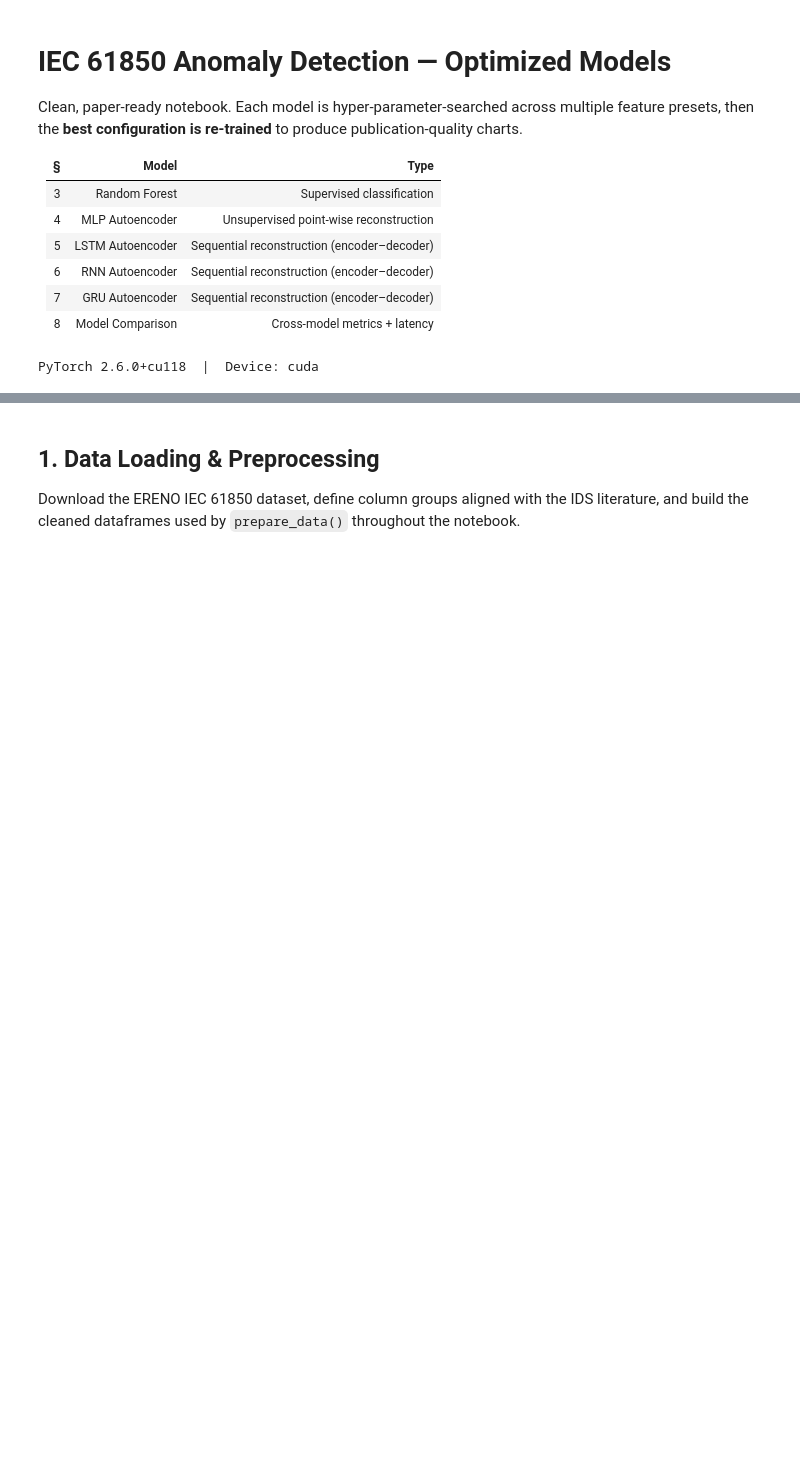
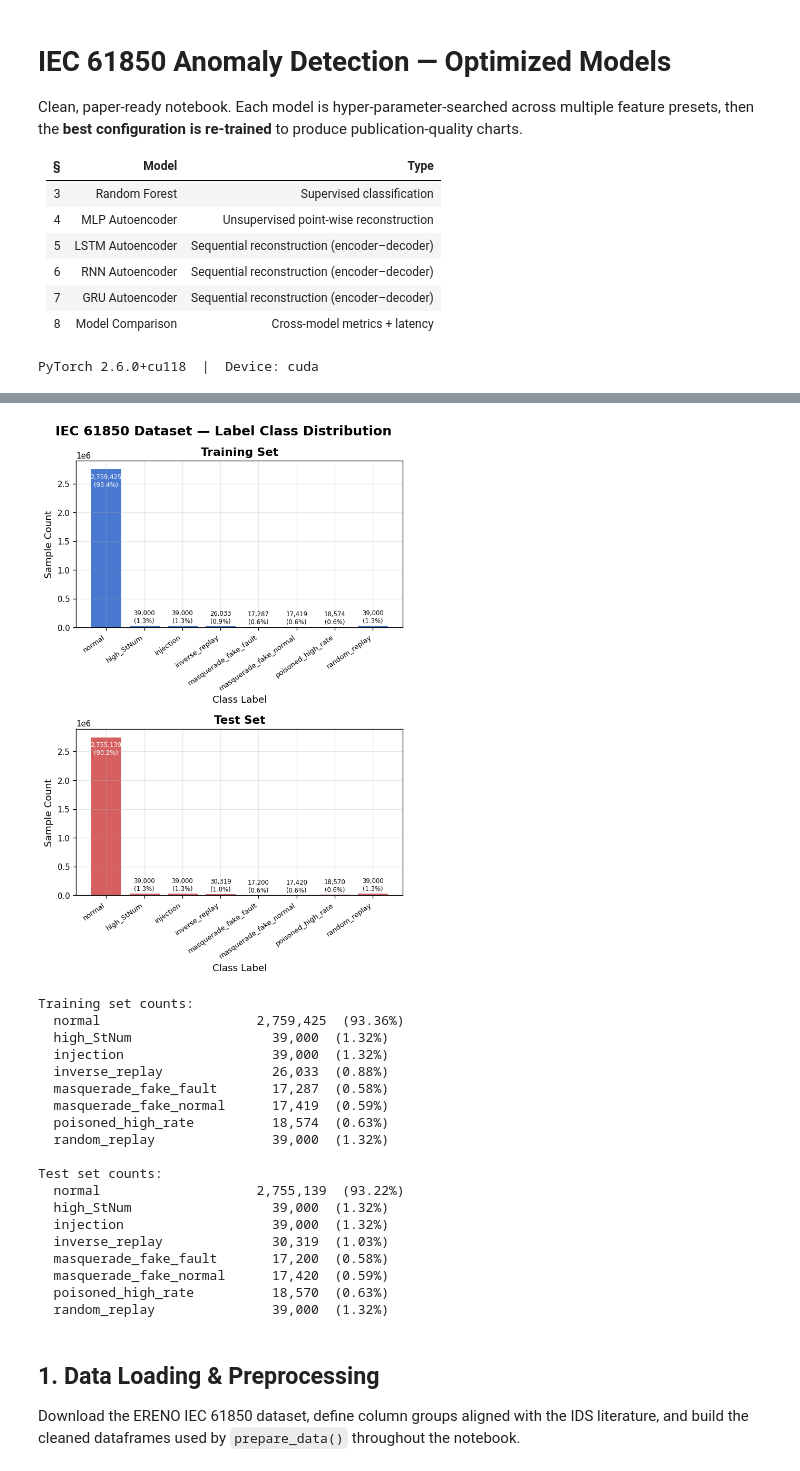
Before and after one commit to josephmoore99/Capstone-Project-IEC-61850-Anomaly-Detection, a Jupyter notebook: optimized_models.ipynb, the cells around one changed output, grey strips where cells are left out. Cells and saved outputs as stored; diff of their text form; code cells hidden in the pictures; blank space fills up the shorter version.

```diff
--- a/optimized_models.ipynb
+++ b/optimized_models.ipynb
@@ -65,3 +67,82 @@ PyTorch 2.6.0+cu118  |  Device: cuda
+# %%
+
+# ── Label class distribution ───────────────────────────────────────────────────
+train_counts  = train_df[LABEL_COL].value_counts().sort_index()
+test_counts   = test_df[LABEL_COL].value_counts().sort_index()
+other_classes = sorted(c for c in set(train_counts.index) | set(test_counts.index) if c != 'normal')
+all_classes   = ['normal'] + other_classes
+train_vals    = [train_counts.get(c, 0) for c in all_classes]
+test_vals     = [test_counts.get(c, 0)  for c in all_classes]
+
+x      = np.arange(len(all_classes))
+width  = 0.35
+colors = ['#4878CF', '#D65F5F']
+
+fig, axes = plt.subplots(2, 1, figsize=(6, 9))
+fig.suptitle('IEC 61850 Dataset — Label Class Distribution', fontweight='bold')
+
+for ax, vals, title, color in zip(
+    axes,
+    [train_vals, test_vals],
+    ['Training Set', 'Test Set'],
+    colors,
+):
+    bars = ax.bar(x, vals, color=color, edgecolor='white', linewidth=0.6)
+    ax.set_xticks(x)
+    ax.set_xticklabels(all_classes, rotation=35, ha='right', fontsize=8)
+    ax.set_title(title)
+    ax.set_xlabel('Class Label')
+    ax.set_ylabel('Sample Count')
+    total = sum(vals)
+    max_v = max(vals)
+    for bar, v in zip(bars, vals):
+        # Place label inside the bar if it's very tall (normal class),
+        # otherwise place it above
+        if v > max_v * 0.5:
+            ax.text(
+                bar.get_x() + bar.get_width() / 2,
+                v * 0.97,
+                f'{v:,}\n({v/total*100:.1f}%)',
+                ha='center', va='top', fontsize=7, color='white',
+            )
+        else:
+            ax.text(
+                bar.get_x() + bar.get_width() / 2,
+                bar.get_height() + total * 0.005,
+                f'{v:,}\n({v/total*100:.1f}%)',
+                ha='center', va='bottom', fontsize=7, color='black',
+            )
+
+plt.tight_layout()
+plt.show()
+
+print("\nTraining set counts:")
+for cls, cnt in zip(all_classes, train_vals):
+    print(f"  {cls:<25} {cnt:>8,}  ({cnt/sum(train_vals)*100:.2f}%)")
+print(f"\nTest set counts:")
+for cls, cnt in zip(all_classes, test_vals):
+    print(f"  {cls:<25} {cnt:>8,}  ({cnt/sum(test_vals)*100:.2f}%)")
+# %% [output]
+[figure, added]
+Training set counts:
+  normal                    2,759,425  (93.36%)
+  high_StNum                  39,000  (1.32%)
+  injection                   39,000  (1.32%)
+  inverse_replay              26,033  (0.88%)
+  masquerade_fake_fault       17,287  (0.58%)
+  masquerade_fake_normal      17,419  (0.59%)
+  poisoned_high_rate          18,574  (0.63%)
+  random_replay               39,000  (1.32%)
+
+Test set counts:
+  normal                    2,755,139  (93.22%)
+  high_StNum                  39,000  (1.32%)
+  injection                   39,000  (1.32%)
+  inverse_replay              30,319  (1.03%)
+  masquerade_fake_fault       17,200  (0.58%)
+  masquerade_fake_normal      17,420  (0.59%)
+  poisoned_high_rate          18,570  (0.63%)
+  random_replay               39,000  (1.32%)
 # %% [markdown]
 ## 1. Data Loading & Preprocessing
 
```
Also changed, not shown: parts of 12 cells of this notebook.
